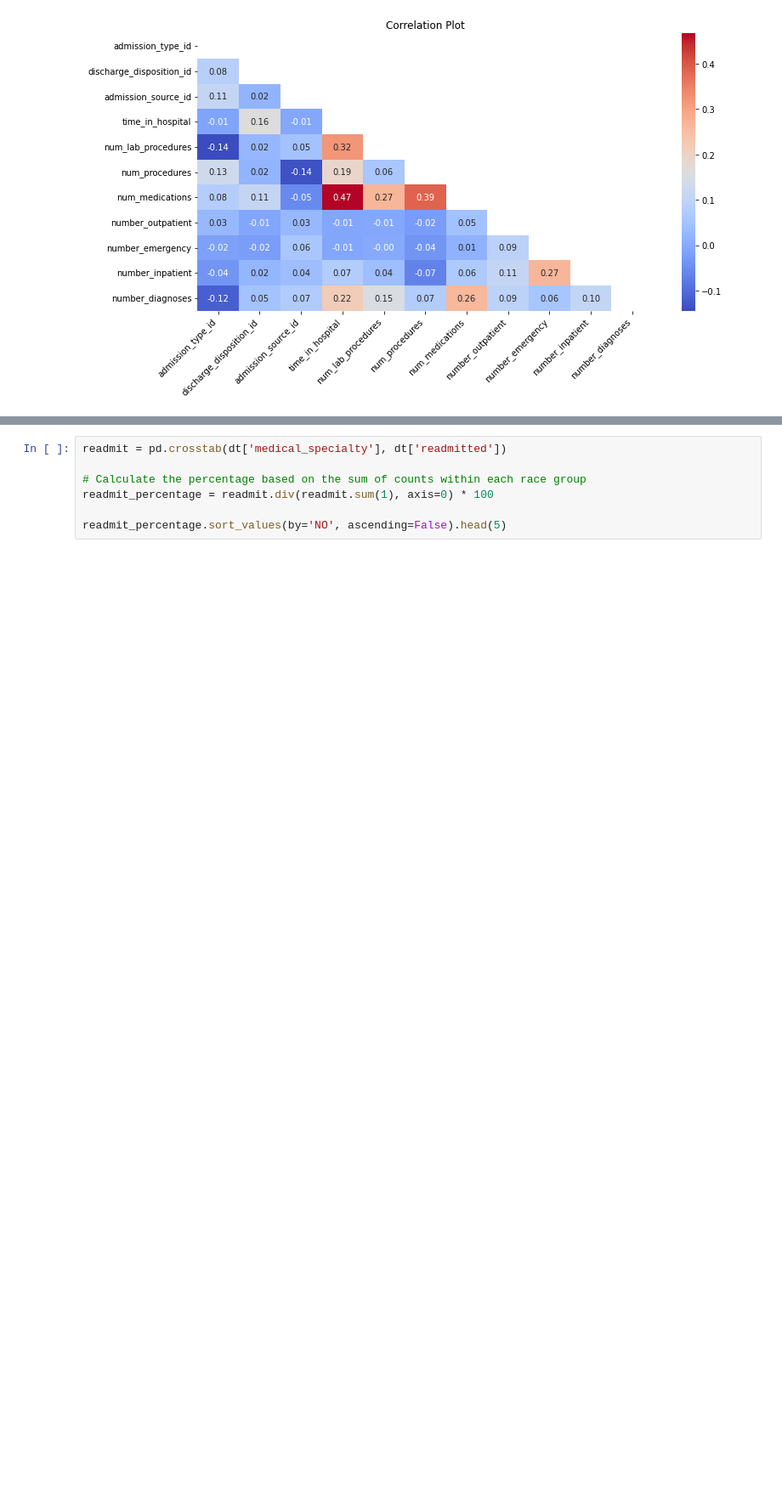
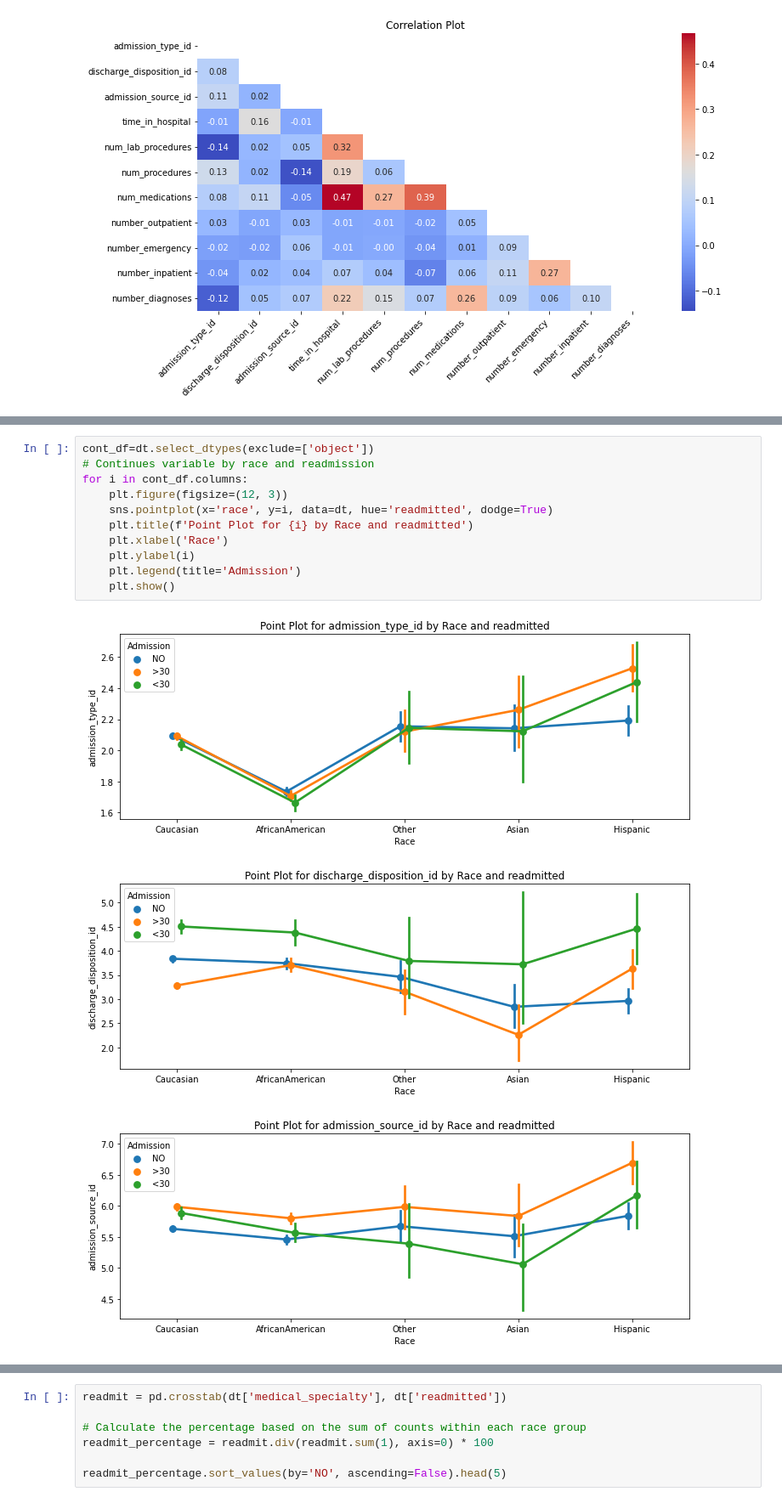
Before and after one commit to lauraah10/QW-Projects, a Jupyter notebook: Project2_QW.ipynb, the cells around one changed output, grey strips where cells are left out. Shown at 85% size. Cells and saved outputs as stored; diff of their text form; blank space fills up the shorter version.

```diff
--- a/Project2_QW.ipynb
+++ b/Project2_QW.ipynb
@@ -100,0 +360,15 @@ plt.show()
+# %%
+cont_df=dt.select_dtypes(exclude=['object'])
+# Continues variable by race and readmission
+for i in cont_df.columns:
+    plt.figure(figsize=(12, 3))
+    sns.pointplot(x='race', y=i, data=dt, hue='readmitted', dodge=True)
+    plt.title(f'Point Plot for {i} by Race and readmitted')
+    plt.xlabel('Race')
+    plt.ylabel(i)
+    plt.legend(title='Admission')
+    plt.show()
+# %% [output]
+[figure, added]
+[figure, added]
+[figure, added]
```
Also changed, not shown: parts of 83 cells of this notebook.
